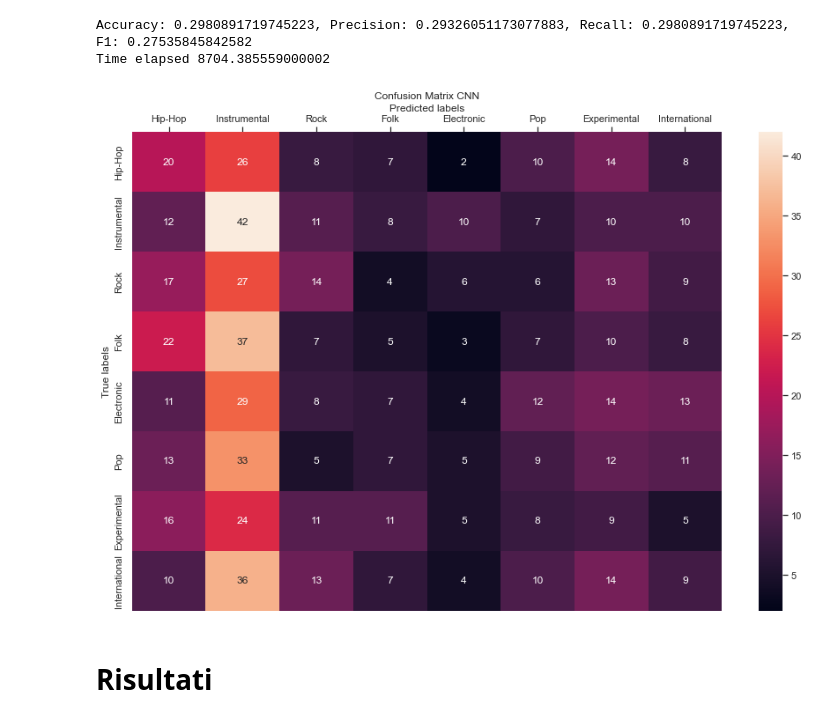
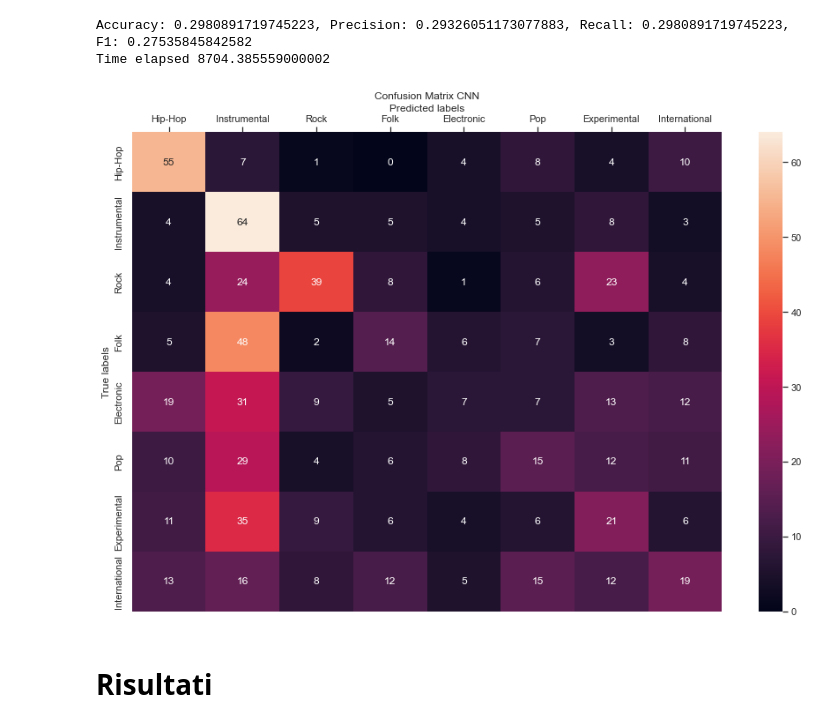
Before and after one commit to ThetaRangers/ML, a Jupyter notebook: mgrr.ipynb, the cells around one changed output. Drawn from its saved outputs; the diff is of its cells as text; code cells hidden in the pictures.

```diff
--- a/mgrr.ipynb
+++ b/mgrr.ipynb
@@ -1637,22 +1637,22 @@ print(f"Time elapsed {time_cnn_multi_model}")
 Accuracy: 0.2980891719745223, Precision: 0.29326051173077883, Recall: 0.2980891719745223, F1: 0.27535845842582
 Time elapsed 8704.385559000002
 # %%
-cm = confusion_matrix(y_test, predictions_multi.argmax(axis=1))
+cm = confusion_matrix(tf_test_data['label'], predictions_multi.argmax(axis=1))
 f = plt.figure(figsize=(15,10))
 ax = f.add_subplot()
 
 sns.heatmap(cm, annot=True, fmt='g', ax=ax)
 ax.set_xlabel('Predicted labels')
 ax.xaxis.set_label_position('top')
 ax.set_ylabel('True labels')
 ax.set_title('Confusion Matrix CNN')
 
 ax.xaxis.set_ticklabels(list(genres.keys()))
 ax.xaxis.set_ticks_position('top')
 ax.yaxis.set_ticklabels(list(genres.keys()));
 plt.show()
 # %% [output]
-[figure, old version]
+[figure, new version]
 # %% [markdown]
 # Risultati
 # %%
```
Also changed, not shown: parts of 2 cells of this notebook.
